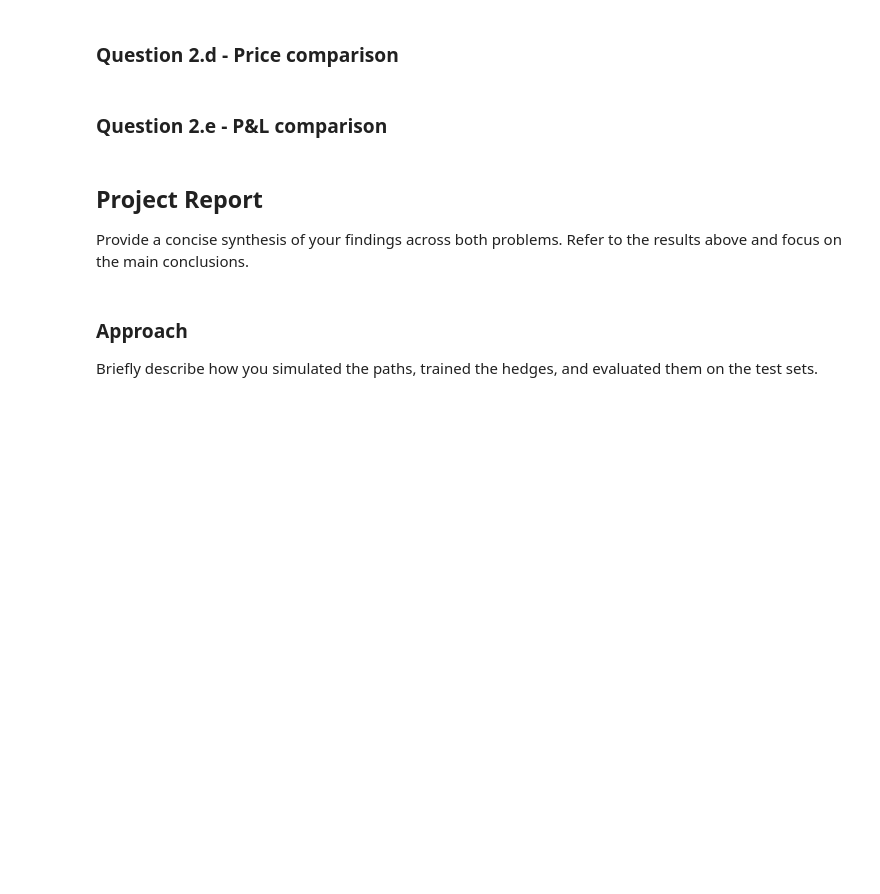
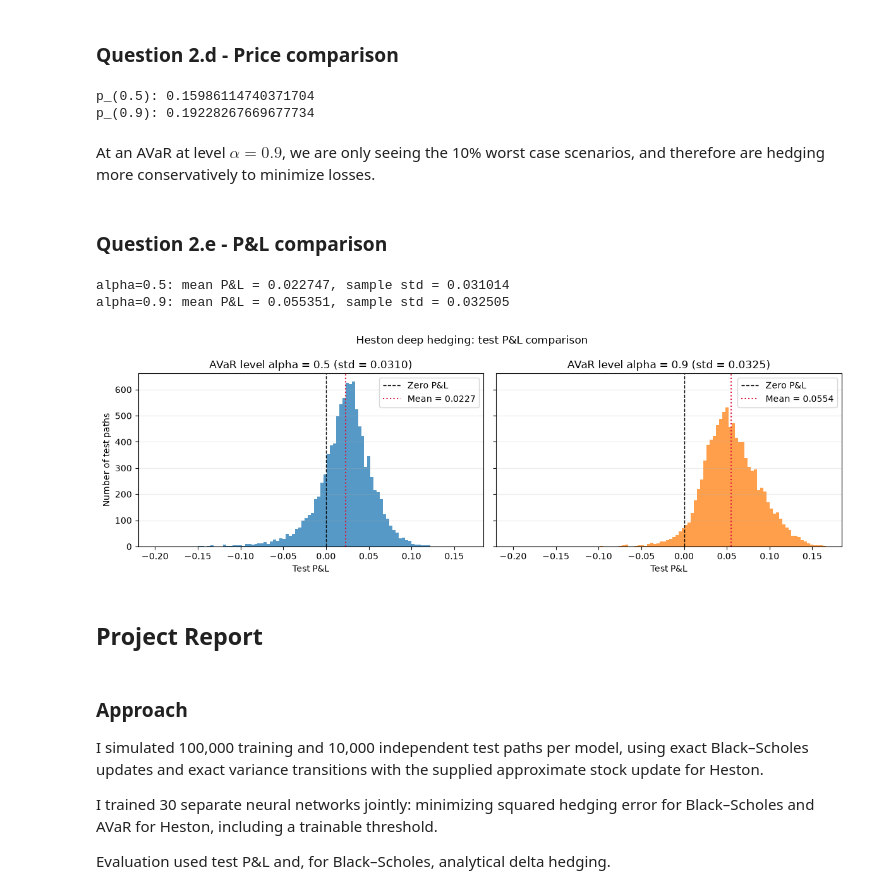
Before and after one commit to clorc/mlfi_projects_hs26, a Jupyter notebook: proj_3_deep_hedging/template3.ipynb, the cells around one changed output. Drawn from its saved outputs; the diff is of its cells as text; code cells hidden in the pictures; blank space fills up the shorter version.

```diff
--- a/proj_3_deep_hedging/template3.ipynb
+++ b/proj_3_deep_hedging/template3.ipynb
@@ -534,21 +534,82 @@ KeyboardInterrupt:
 # Evaluate equation (6) on the same 10,000 test paths to estimate each price p.
 # Print p for alpha=0.5 and alpha=0.9.
 # Explain which price is higher and why.
+
+test_paths = torch.as_tensor(ds_test, dtype=torch.float32)
+V_paths = torch.as_tensor(V_test, dtype=torch.float32)
+
+input = lambda j: torch.cat([test_paths[:, j:j+1],V_paths[:, j:j+1]], dim=1)
+
+hedges05 = torch.cat([
+            network(input(j))
+            for j, network in enumerate(networks05)
+        ], dim=1)
+hedges09 = torch.cat([
+            network(input(j))
+            for j, network in enumerate(networks09)
+        ], dim=1)
+
+p_05 = compute_avar_loss(hedges05, test_paths, w05, 0.5)
+p_09 = compute_avar_loss(hedges09, test_paths, w09, 0.9)
+
+print(f"p_(0.5): {p_05}\np_(0.9): {p_09}")
+# %% [output]
+p_(0.5): 0.15986114740371704
+p_(0.9): 0.19228267669677734
+# %% [markdown]
+At an AVaR at level $\alpha = 0.9$, we are only seeing the 10% worst case scenarios, and therefore are hedging more conservatively to minimize losses.
 # %% [markdown]
 ### Question 2.e - P&L comparison
 # %%
 # Compute test P&L for alpha=0.5 and alpha=0.9.
 # Use the same test paths for both models.
 # Plot both P&L histograms with comparable axes and binning.
 # Print the empirical mean and standard deviation for each distribution.
+
+with torch.no_grad():
+    price_changes = test_paths[:, 1:] - test_paths[:, :-1]
+    terminal_payoff = payoff(test_paths[:, -1])
+    pnl_05 = p_05 + (hedges05 * price_changes).sum(dim=1) - terminal_payoff
+    pnl_09 = p_09 + (hedges09 * price_changes).sum(dim=1) - terminal_payoff
+
+# Shared bin edges and axes make the two distributions comparable.
+pnl_values = [pnl_05.cpu().numpy(), pnl_09.cpu().numpy()]
+bins = np.histogram_bin_edges(np.concatenate(pnl_values), bins=100)
+fig, axes = plt.subplots(1, 2, figsize=(12, 4), sharex=True, sharey=True)
+
+for ax, alpha, pnl, values, color in zip(
+    axes, [0.5, 0.9], [pnl_05, pnl_09], pnl_values, ['tab:blue', 'tab:orange']
+):
+    mean = pnl.mean().item()
+    std = pnl.std().item()
+    print(f'alpha={alpha}: mean P&L = {mean:.6f}, sample std = {std:.6f}')
+    ax.hist(values, bins=bins, color=color, alpha=0.75)
+    ax.axvline(0, color='black', linestyle='--', linewidth=1, label='Zero P&L')
+    ax.axvline(mean, color='crimson', linestyle=':', linewidth=1.5,
+               label=f'Mean = {mean:.4f}')
+    ax.set_title(f'AVaR level alpha = {alpha} (std = {std:.4f})')
+    ax.set_xlabel('Test P&L')
+    ax.grid(axis='y', alpha=0.25)
+    ax.legend()
+
+axes[0].set_ylabel('Number of test paths')
+fig.suptitle('Heston deep hedging: test P&L comparison')
+plt.tight_layout()
+plt.show()
+# %% [output]
+alpha=0.5: mean P&L = 0.022747, sample std = 0.031014
+alpha=0.9: mean P&L = 0.055351, sample std = 0.032505
+[figure, added]
 # %% [markdown]
 ## Project Report
-
-Provide a concise synthesis of your findings across both problems. Refer to the results above and focus on the main conclusions.
 # %% [markdown]
 ### Approach
 
-Briefly describe how you simulated the paths, trained the hedges, and evaluated them on the test sets.
+I simulated 100,000 training and 10,000 independent test paths per model, using exact Black–Scholes updates and exact variance transitions with the supplied approximate stock update for Heston.
+
+I trained 30 separate neural networks jointly: minimizing squared hedging error for Black–Scholes and AVaR for Heston, including a trainable threshold.
+
+Evaluation used test P&L and, for Black–Scholes, analytical delta hedging.
 # %% [markdown]
 ### Key results
 
```
Also changed, not shown: parts of 12 cells of this notebook.
